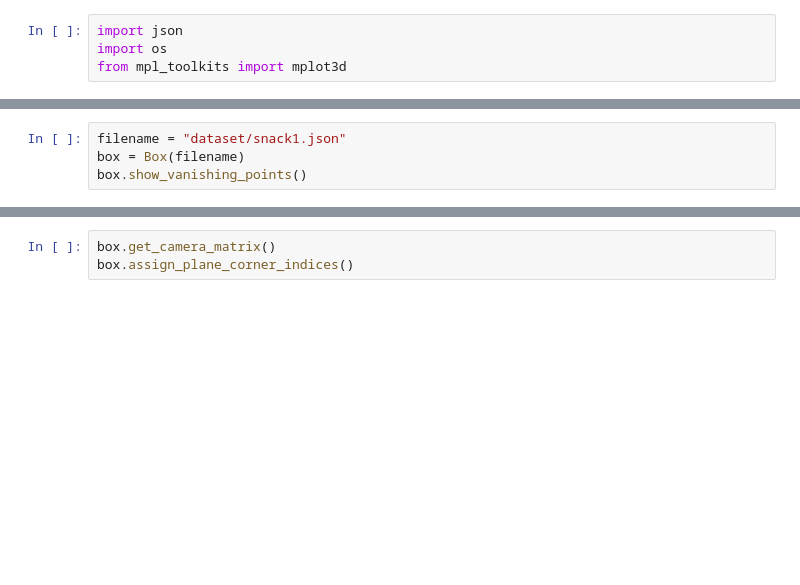
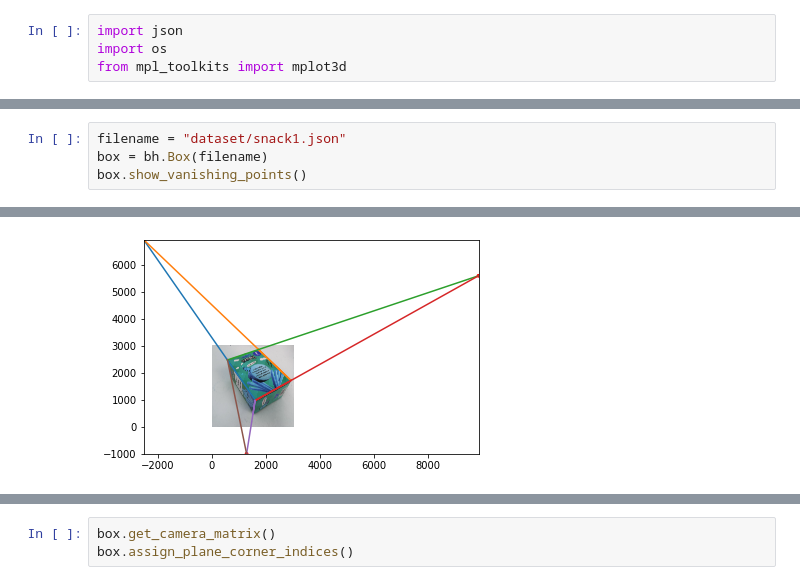
Before and after one commit to angiebird/cs231a-3d-reconstruction, a Jupyter notebook: box_hunter.ipynb, the cells around one changed output, grey strips where cells are left out. Drawn from its saved outputs; the diff is of its cells as text; blank space fills up the shorter version.

```diff
--- a/box_hunter.ipynb
+++ b/box_hunter.ipynb
@@ -331,5 +25,5 @@ class Box():
 # %%
 filename = "dataset/snack1.json"
-box = Box(filename)
+box = bh.Box(filename)
 box.show_vanishing_points()
 # %% [output]
@@ -338,3 +30,4 @@ box.show_vanishing_points()
+[figure, added]
 # %%
 box.augment()
 # %% [output]
```
Also changed, not shown: parts of 8 cells of this notebook, 1 other file.
